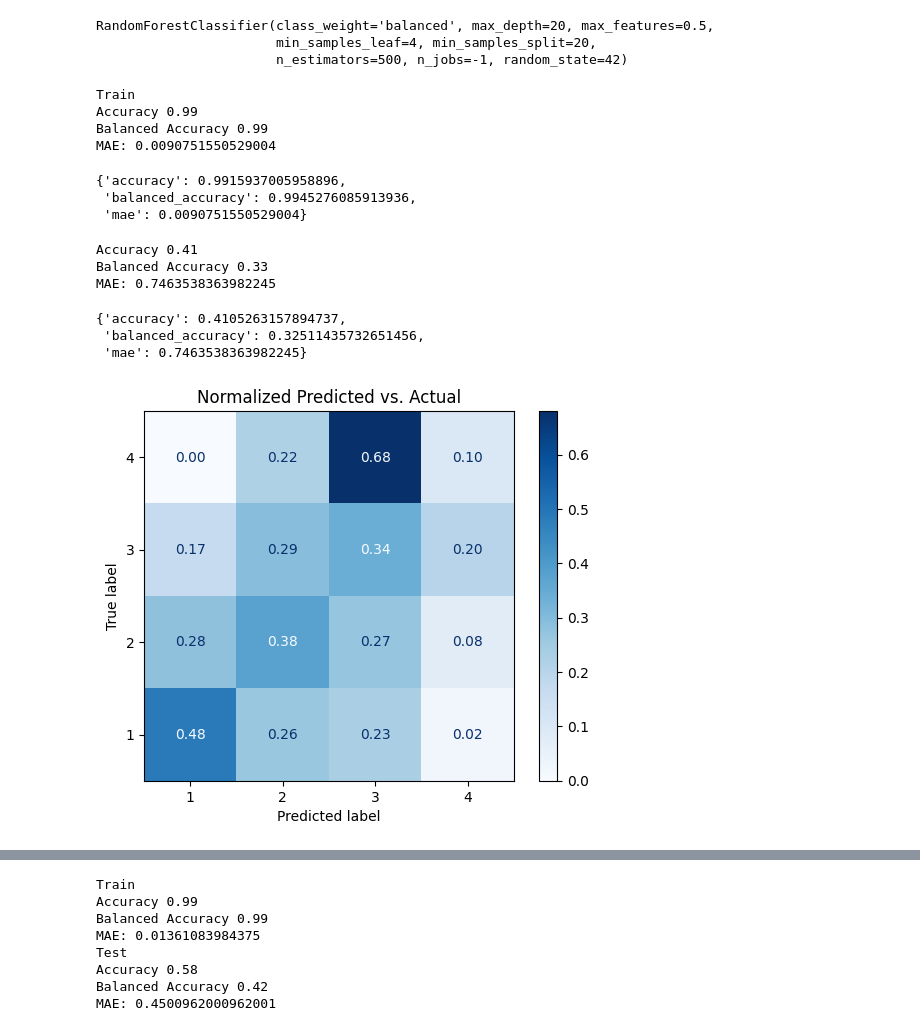
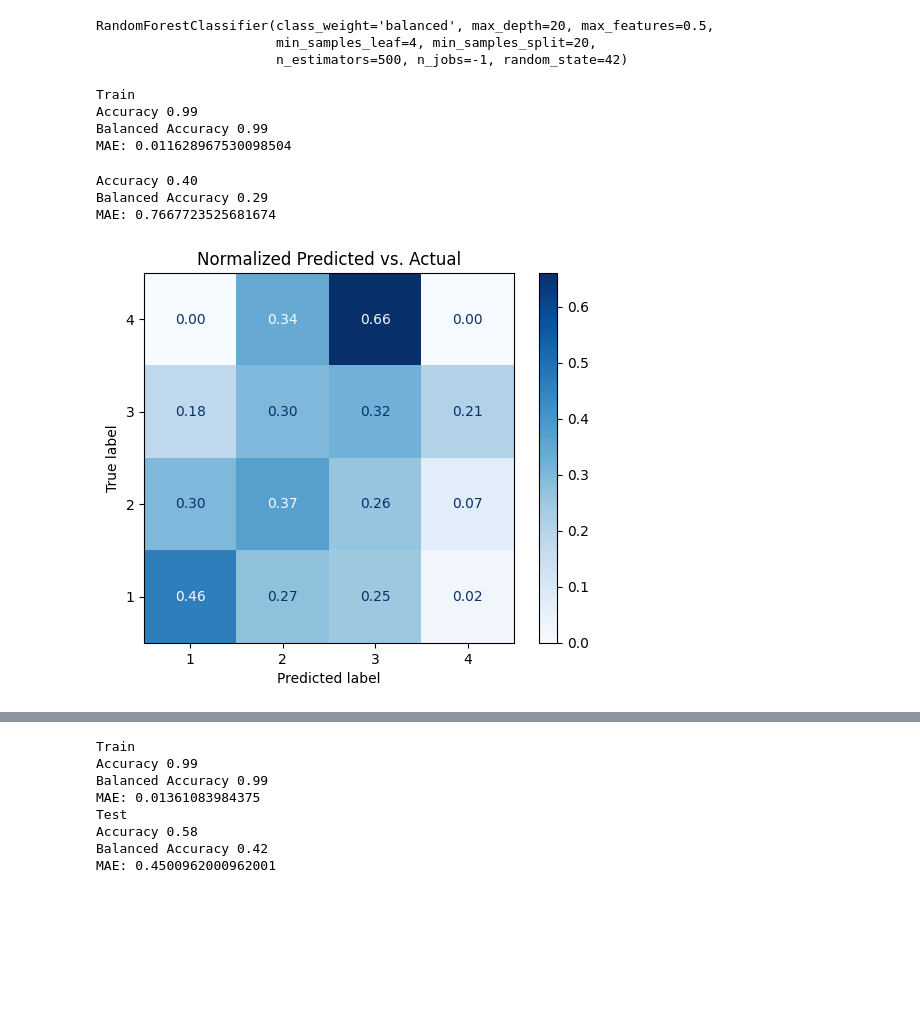
Before and after one commit to CanFam23/avy-forecasting, a Jupyter notebook: notebooks/model/forest.ipynb, the cells around one changed output, grey strips where cells are left out. Drawn from its saved outputs; the diff is of its cells as text; code cells hidden in the pictures; blank space fills up the shorter version.

```diff
--- a/notebooks/model/forest.ipynb
+++ b/notebooks/model/forest.ipynb
@@ -23,29 +22,14 @@ seed = 42
 # %%
-# dff0 = pd.DataFrame()
-
-# data_fp = "../../data/training_data"
-# training_data = os.listdir(data_fp)
-# for i in range(len(training_data)):
-#     # if i > 4:
-#     #     break
-#     fn = training_data[i]
-#     df = pd.read_csv(os.path.join(data_fp, fn))
-#     print(f"{fn} {df.shape}")
-#     dff0 = pd.concat([dff0, df])
-# print(dff0.shape)
-
 dff0 = pd.read_csv("../../data/training_combined/training_combined_5.csv")
 dff0['date'] = pd.to_datetime(dff0['date'])
 dff0 = dff0[dff0['slope_angle'] > 0] # Removing flat slopes increases accuracy by about 6 percent
-
-dff0 = pd.get_dummies(dff0,columns=['elevation_band','zone_name'])
 
 danger_levels = pd.read_csv("../../../data/FAC/FAC_Danger_rating_zone_elv.csv")
 danger_levels['date'] = pd.to_datetime(danger_levels['date'])
 
 coords_geodf = gpd.read_file("../../../data/FAC/zones/grid_coords_subset.geojson")
 
-exclude_cols = ['date','id_x','slope_azi', 'danger_level','altitude','slope_angle','lat', 'lon', 'geometry','danger_level.1'] #'elevation_band','zone_name']
+exclude_cols = ['date','id_x', 'danger_level','altitude','slope_angle','lat', 'lon', 'geometry','danger_level.1','slope_azi','elevation_band','zone_name']
 # %%
 seasons = [(2021,2022),(2022,2023),(2023,2024),(2024,2025)]
 
@@ -129,27 +95,7 @@ trainingScores = [{'accuracy': 0.9925487352988561,
   'balanced_accuracy': 0.9945025704371488,
   'mae': 0.009195963541666666}]
 # %%
-exclude_cols = ['date','id_x','slope_azi', 'danger_level','altitude','slope_angle','lat', 'lon', 'geometry','danger_level.1'] #'elevation_band','zone_name']
-# X, y, excluded_cols = prep_data(
-#     dff0,
-#     danger_levels,
-#     coords_geodf,
-#     replace_missing=True,
-#     change_danger=True,
-#     exclude_cols=['date','id','id_x','slope_azi', 'danger_level','altitude','slope_angle','forecast_zone_id','elevation_band','lat', 'lon', 'zone_name', 'geometry'])
-
-# X = dff0.loc[:, ~dff0.columns.isin(exclude_cols)].copy(deep=True)
-# y = dff0['danger_level']
-# excluded_cols = dff0.loc[:, dff0.columns.isin(exclude_cols)].copy(deep=True)
-
-# X_train, X_test, y_train, y_test = train_test_split(X,y, test_size=0.3, random_state=seed, stratify=y)
-
-# train_set = dff0[dff0['date'] < pd.Timestamp(year=2024, month=10, day=1)]
-# test_set = dff0[dff0['date'] >= pd.Timestamp(year=2024, month=10, day=1)]
-
 X_train = dff0.loc[:, ~dff0.columns.isin(exclude_cols)].copy()
-# X_test  = test_set.loc[:, ~test_set.columns.isin(exclude_cols)].copy()
 
 y_train = dff0['danger_level']
-# y_test = test_set['danger_level']
 # %%
@@ -177,50 +114,39 @@ RandomForestClassifier(class_weight='balanced', max_depth=20, max_features=0.5,
                        min_samples_leaf=4, min_samples_split=20,
                        n_estimators=500, n_jobs=-1, random_state=42)
 # %%
-# y_pred = rf.predict(X_test)
-
 print("Train")
-eval_model(y_train, rf.predict(X_train))
-
-# print("Test")
-# eval_model(y_test, y_pred, plot=True, norm=True)
+eval_model(y_train, rf.predict(X_train));
 # %% [output]
 Train
 Accuracy 0.99
 Balanced Accuracy 0.99
-MAE: 0.0090751550529004
+MAE: 0.011628967530098504
-{'accuracy': 0.9915937005958896,
- 'balanced_accuracy': 0.9945276085913936,
- 'mae': 0.0090751550529004}
 # %%
 actual_dangers = pd.read_csv("../../data/2526_FAC/FAC_danger_levels_25.csv")
 
 zone_map = {
     "whitefish range":"whitefish",
     "swan range":"swan",
     "flathead range & glacier np":"flathead"
 }
 
 actual_dangers['date'] = pd.to_datetime(actual_dangers['date'])
 actual_dangers['zone_name'] = actual_dangers['zone_name'].apply(lambda x: zone_map[x])
 
 curr_dff = pd.read_csv("../../data/ops25_26/new_all_predictions.csv").drop(columns=["predicted_danger"]).rename(columns={"date":"timestamp"})
 
 val_x, val_y, val_excluded_cols = prep_data(
     curr_dff,
     actual_dangers,
     coords_geodf,
     replace_missing=True,
-    exclude_cols=['date','id','id_x','slope_azi', 'danger_level','altitude','slope_angle','forecast_zone_id','lat', 'lon', 'geometry'])
+    exclude_cols=exclude_cols)
 
-val_x = pd.get_dummies(val_x,columns=['elevation_band','zone_name'])
+# val_x = pd.get_dummies(val_x,columns=['elevation_band','zone_name'])
 
-eval_model(val_y, rf.predict(val_x), plot=True, norm=True)
+eval_model(val_y, rf.predict(val_x), plot=True, norm=True);
 # %% [output]
-Accuracy 0.41
-Balanced Accuracy 0.33
-MAE: 0.7463538363982245
+Accuracy 0.40
+Balanced Accuracy 0.29
+MAE: 0.7667723525681674
-{'accuracy': 0.4105263157894737,
- 'balanced_accuracy': 0.32511435732651456,
- 'mae': 0.7463538363982245}
-[figure, old version]
+[figure, new version]
```
Also changed, not shown: parts of 7 cells of this notebook.
